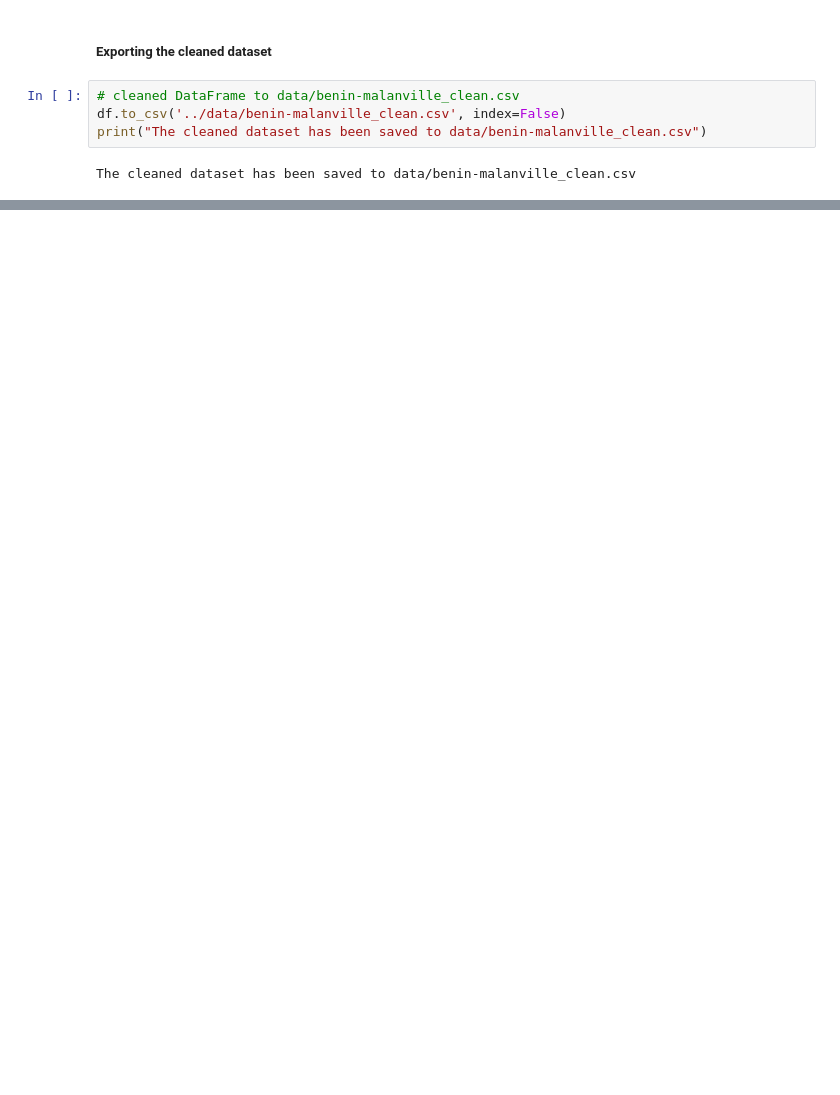
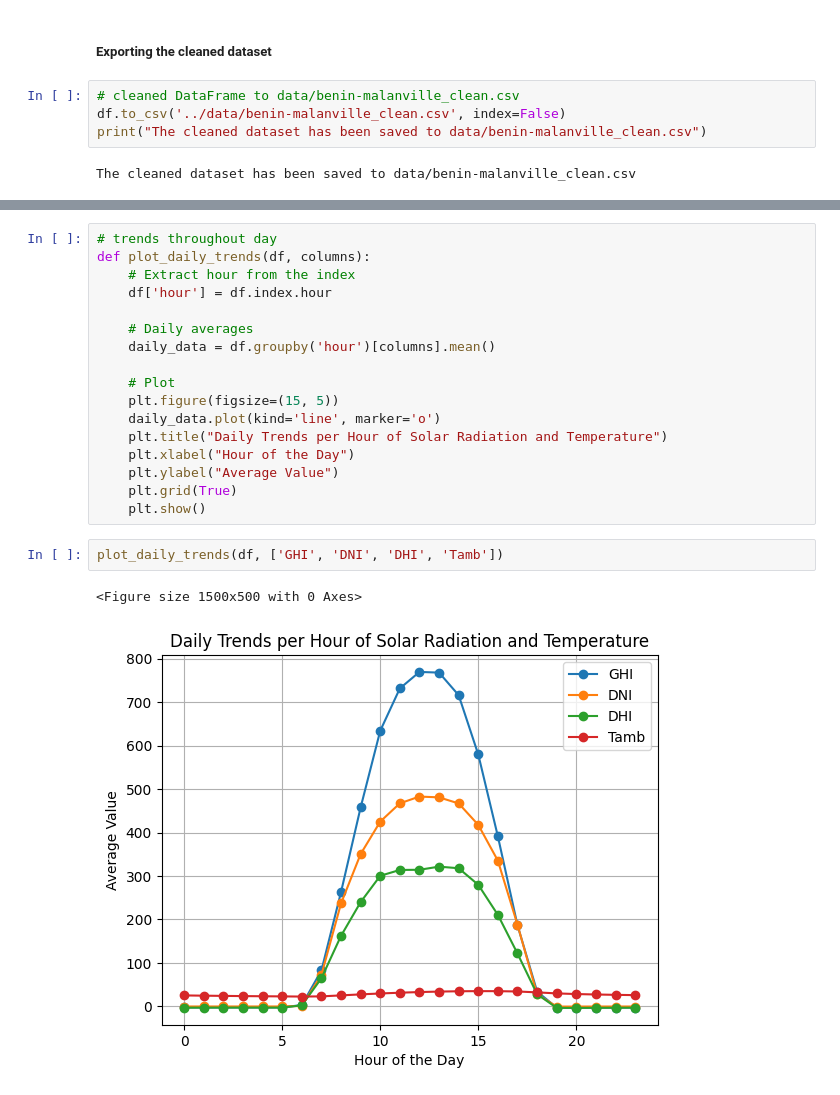
Before and after one commit to chalasimon/solar-challenge-week1, a Jupyter notebook: notebooks/benin_eda.ipynb, the cells around one changed output, grey strips where cells are left out. Drawn from its saved outputs; the diff is of its cells as text; blank space fills up the shorter version.

```diff
--- a/notebooks/benin_eda.ipynb
+++ b/notebooks/benin_eda.ipynb
@@ -216,0 +280,22 @@ The cleaned dataset has been saved to data/benin-malanville_clean.csv
+# %%
+# trends throughout day
+def plot_daily_trends(df, columns):
+    # Extract hour from the index
+    df['hour'] = df.index.hour
+
+    # Daily averages
+    daily_data = df.groupby('hour')[columns].mean()
+
+    # Plot
+    plt.figure(figsize=(15, 5))
+    daily_data.plot(kind='line', marker='o')
+    plt.title("Daily Trends per Hour of Solar Radiation and Temperature")
+    plt.xlabel("Hour of the Day")
+    plt.ylabel("Average Value")
+    plt.grid(True)
+    plt.show()
+# %%
+plot_daily_trends(df, ['GHI', 'DNI', 'DHI', 'Tamb'])
+# %% [output]
+<Figure size 1500x500 with 0 Axes>
+[figure, added]
```
Also changed, not shown: parts of 16 cells of this notebook.
